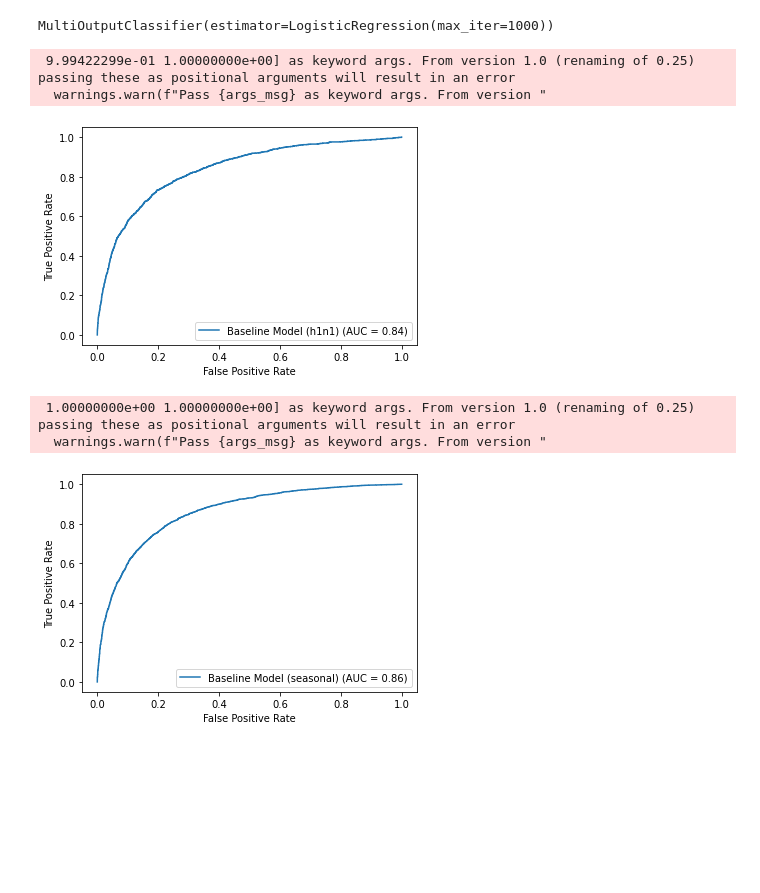
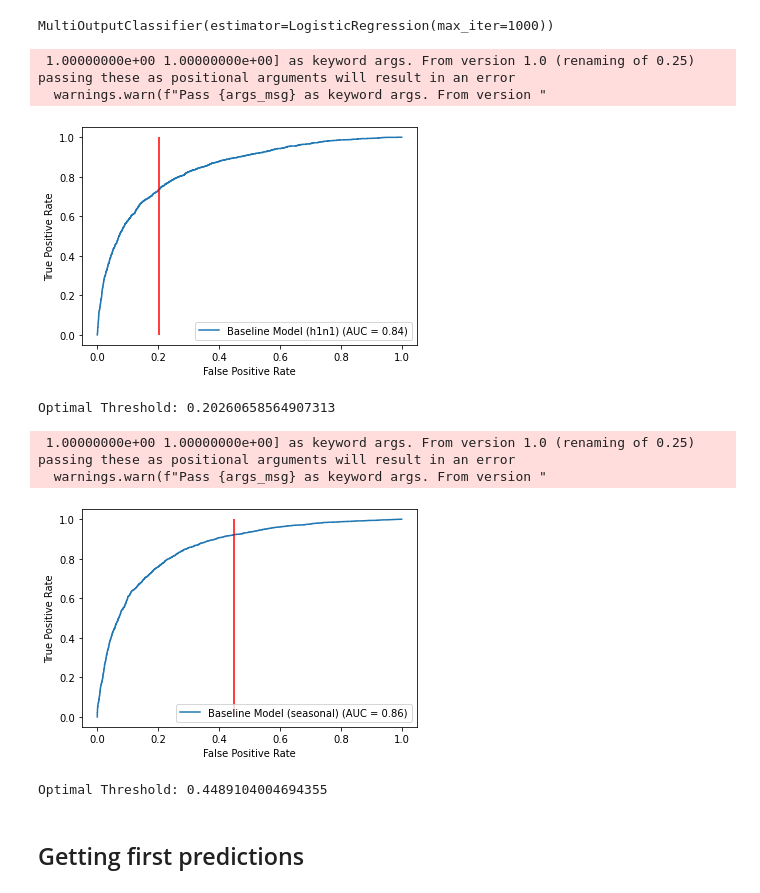
Before and after one commit to talanthier/h1n1-flu-vaccine-prediction, a Jupyter notebook: flu_modeling_01.ipynb, the cells around one changed output. Cells and saved outputs as stored; diff of their text form; code cells hidden in the pictures; blank space fills up the shorter version.

Commit message:
made first predictions from baseline model

```diff
--- a/flu_modeling_01.ipynb
+++ b/flu_modeling_01.ipynb
@@ -100,18 +100,34 @@ h1n1_fpr, h1n1_tpr, h1n1_thresholds = roc_curve(y_h1n1, h1n1_preds)
 baseline_h1n1_auc = auc(h1n1_fpr, h1n1_tpr)
 sea_fpr, sea_tpr, sea_thresholds = roc_curve(y_seasonal, seasonal_preds)
 baseline_sea_auc = auc(sea_fpr, sea_tpr)
+# %%
+def get_threshold(fpr,tpr, threshold):
+    youdenJ = tpr - fpr
+    index = np.argmax(youdenJ)
+    return threshold[index]
 # %%
 display = RocCurveDisplay(h1n1_fpr, h1n1_tpr, roc_auc = baseline_h1n1_auc,estimator_name = 'Baseline Model (h1n1)')
+optimal_h1n1_threshold = get_threshold(h1n1_fpr, h1n1_tpr, h1n1_thresholds)
 display.plot()
+plt.vlines(optimal_h1n1_threshold, 0, 1, colors = 'red')
 plt.show()
+print('Optimal Threshold: {}'.format(optimal_h1n1_threshold))
+
 
 display = RocCurveDisplay(sea_fpr, sea_tpr, roc_auc = baseline_sea_auc,estimator_name = 'Baseline Model (seasonal)')
+optimal_seasonal_threshold = get_threshold(sea_fpr, sea_tpr, sea_thresholds)
 display.plot()
+plt.vlines(optimal_seasonal_threshold, 0, 1, colors = 'red')
 plt.show()
+print('Optimal Threshold: {}'.format(optimal_seasonal_threshold))
 # %% [output]
- 9.99422299e-01 1.00000000e+00] as keyword args. From version 1.0 (renaming of 0.25) passing these as positional arguments will result in an error
+ 1.00000000e+00 1.00000000e+00] as keyword args. From version 1.0 (renaming of 0.25) passing these as positional arguments will result in an error
   warnings.warn(f"Pass {args_msg} as keyword args. From version "
-[figure, old version]
+[figure, new version]
- 1.00000000e+00 1.00000000e+00] as keyword args. From version 1.0 (renaming of 0.25) passing these as positional arguments will result in an error
-  warnings.warn(f"Pass {args_msg} as keyword args. From version "
+Optimal Threshold: 0.20260658564907313
+ 1.00000000e+00 1.00000000e+00] as keyword args. From version 1.0 (renaming of 0.25) passing these as positional arguments will result in an error
+  warnings.warn(f"Pass {args_msg} as keyword args. From version "
-[figure, old version]
+[figure, new version]
+Optimal Threshold: 0.4489104004694355
+# %% [markdown]
+## Getting first predictions
```
Also changed, not shown: parts of 11 cells of this notebook, 1 other file.
